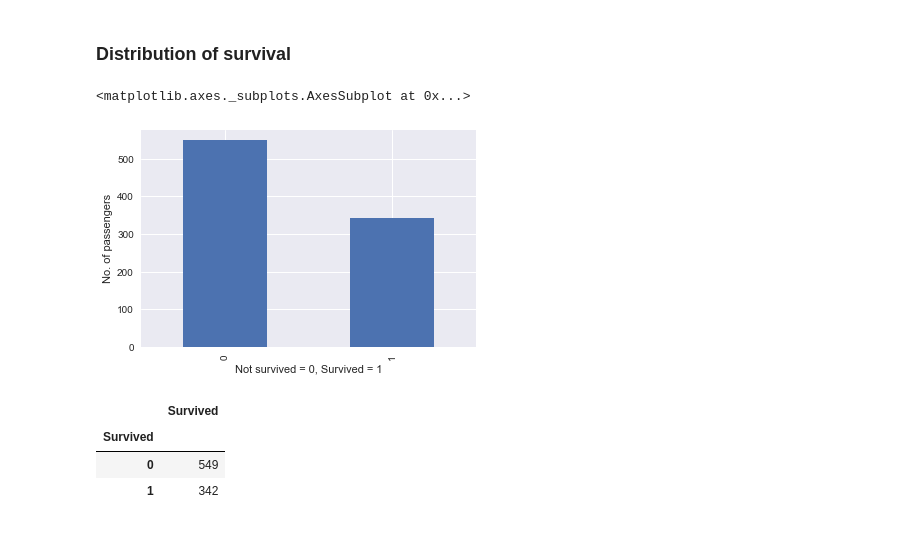
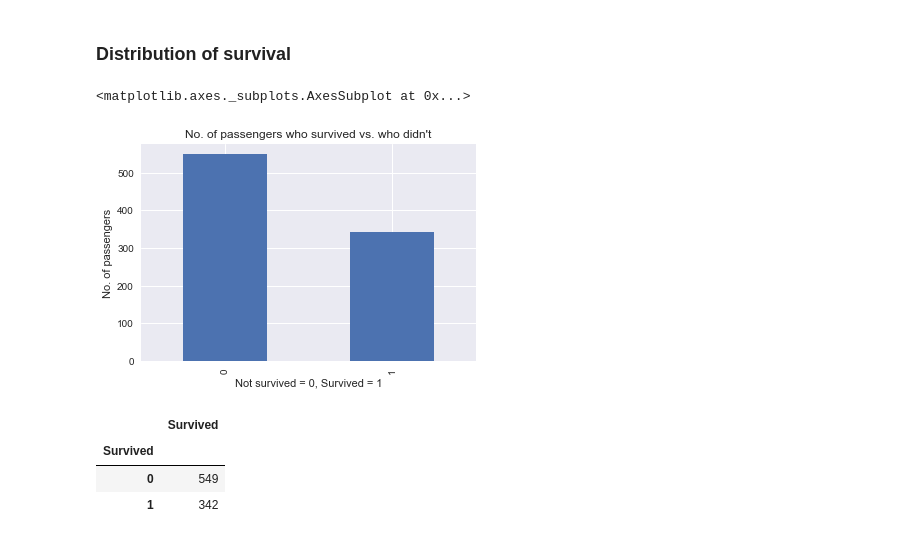
Before and after one commit to XCMer/DAND-Investigate-Dataset, a Jupyter notebook: Analysis.ipynb, the cells around one changed output. Drawn from its saved outputs; the diff is of its cells as text; code cells hidden in the pictures.

```diff
--- a/Analysis.ipynb
+++ b/Analysis.ipynb
@@ -112,13 +119,14 @@ plot_with_labels(
 # %%
 plot_with_labels(
     titanic.groupby('Survived').agg({'Survived': 'count'}).plot(kind='bar'),
     xlabel='Not survived = 0, Survived = 1',
     ylabel='No. of passengers',
-    legend=''
+    legend='',
+    title='No. of passengers who survived vs. who didn\'t'
 )
 # %% [output]
 <matplotlib.axes._subplots.AxesSubplot at 0x...>
-[figure, old version]
+[figure, new version]
 # %%
 titanic.groupby('Survived').agg({'Survived': 'count'})
 # %% [output]
```
Also changed, not shown: parts of 20 cells of this notebook.
